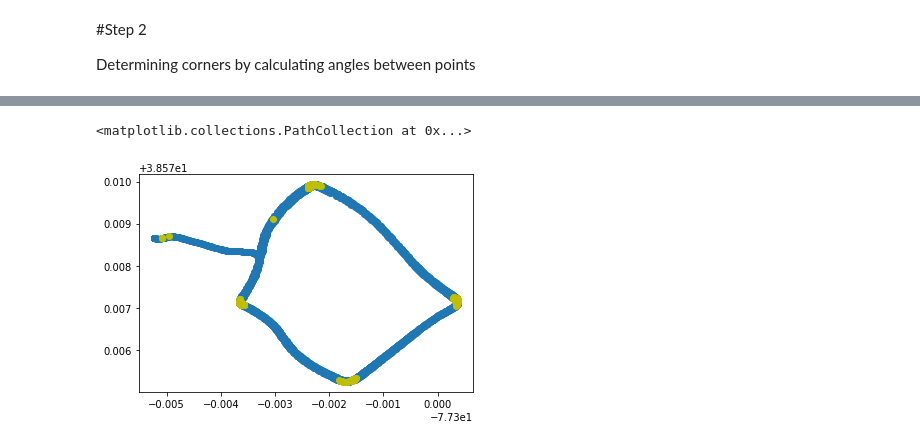
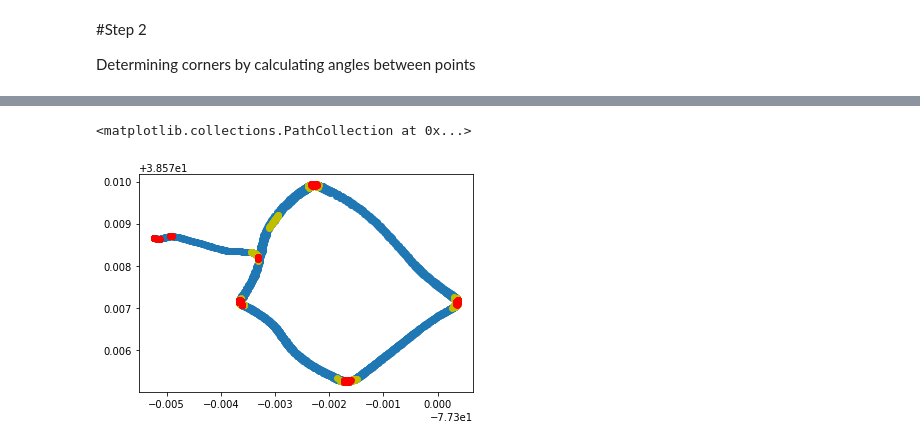
Before and after one commit to pyagoubi/Motorcycle-data, a Jupyter notebook: Motorcycle.ipynb, the cells around one changed output, grey strips where cells are left out. Cells and saved outputs as stored; diff of their text form; code cells hidden in the pictures.

```diff
--- a/Motorcycle.ipynb
+++ b/Motorcycle.ipynb
@@ -72,11 +72,13 @@ plt.scatter(x=data.loc[(data['corner'] == 1) & (data['Gy clean'].abs() >Gy_min),
 
 Determining corners by calculating angles between points
 # %%
-shift_parameter = 20
-
 def angle_corner(df, shift_parameter = shift_a, degree_pm = degree_min):
 
+  df['degrees'] = 0
+  df['corner_a'] = 0
+
   for i in df['SessionID'].unique():
+
 
     data = df[df['SessionID'] == i]
 
@@ -97,3 +99,20 @@ def angle_corner(df, shift_parameter = shift_a, degree_pm = degree_min):
     # Vectors in latitude/longitude space
     data['vector prev'] = (np.array(data[['Lat converted', 'Lon converted']]) - np.array(data[['Lat before', 'Lon before']])).tolist()
     data['vector past'] = (np.array(data[['Lat converted', 'Lon converted']]) - np.array(data[['Lat after', 'Lon after']])).tolist()
+
+
+    for j in range(len(data)):
+      if np.isnan(data['vector prev'][j][0]) == False:
+        data.iloc[j, data.columns.get_loc('degrees')] = np.degrees(math.acos(np.dot(data['vector prev'][j], data['vector past'][j]) / (np.linalg.norm(data['vector prev'][j]) * np.linalg.norm(data['vector past'][j]) +1e-20)))
+        #print(data.iloc[i, data.columns.get_loc('degrees')])
+
+    data.loc[(data['degrees'] < (180 - degree_pm) )  |  (data['degrees'] > (180 + degree_pm) )    , 'corner_a'] = 1
+
+    df.loc[df['SessionID'] == i, 'corner_a'] = data['corner_a']
+    df.loc[df['SessionID'] == i, 'degrees'] = data['degrees']
+
+
+  plt.scatter(x=df['Longitude'], y=df['Latitude'])
+  plt.scatter(x=df.loc[(df['corner_a'] == 1), 'Longitude'], y=df.loc[(df['corner_a'] == 1),'Latitude'], color = 'y')
+
+  return df
@@ -108,6 +118,0 @@ np.degrees(math.acos(np.dot(data['vector prev'][30], data['vector past'][30]) /
-# %%
-data['degrees'] = 0
-
-for i in range(len(data)):
-  if np.isnan(data['vector prev'][i][0]) == False:
-    data.iloc[i, data.columns.get_loc('degrees')] = np.degrees(math.acos(np.dot(data['vector prev'][i], data['vector past'][i]) / (np.linalg.norm(data['vector prev'][i]) * np.linalg.norm(data['vector past'][i]) +1e-20)))
@@ -117,5 +119,2 @@ for i in range(len(data)):
-# %%
-degree_pm= 40
-
-data['c2'] = 0
-data.loc[(data['degrees'] < (180 - degree_pm) )  |  (data['degrees'] > (180 + degree_pm) )    , 'c2'] = 1
+# %%
+data = angle_corner(data, shift_parameter = shift_a, degree_pm = degree_min)
@@ -122,7 +123,9 @@ data.loc[(data['degrees'] < (180 - degree_pm) )  |  (data['degrees'] > (180 + de
 # %%
+# combined
+
 plt.scatter(x=data['Longitude'], y=data['Latitude'])
-plt.scatter(x=data.loc[(data['c2'] == 1) & (data['Gy clean'].abs() >11), 'Longitude'], y=data.loc[(data['c2'] == 1)
-& (data['Gy clean'].abs() >11),'Latitude'], color = 'y')
+plt.scatter(x=data.loc[(data['corner_a'] == 1), 'Longitude'], y=data.loc[(data['corner_a'] == 1),'Latitude'], color = 'y')
+plt.scatter(x=data.loc[data['corner'] == 1, 'Longitude'], y=data.loc[data['corner'] == 1,'Latitude'], color = 'r')
 # %% [output]
 <matplotlib.collections.PathCollection at 0x...>
-[figure, old version]
+[figure, new version]
```
Also changed, not shown: parts of 13 cells of this notebook.
